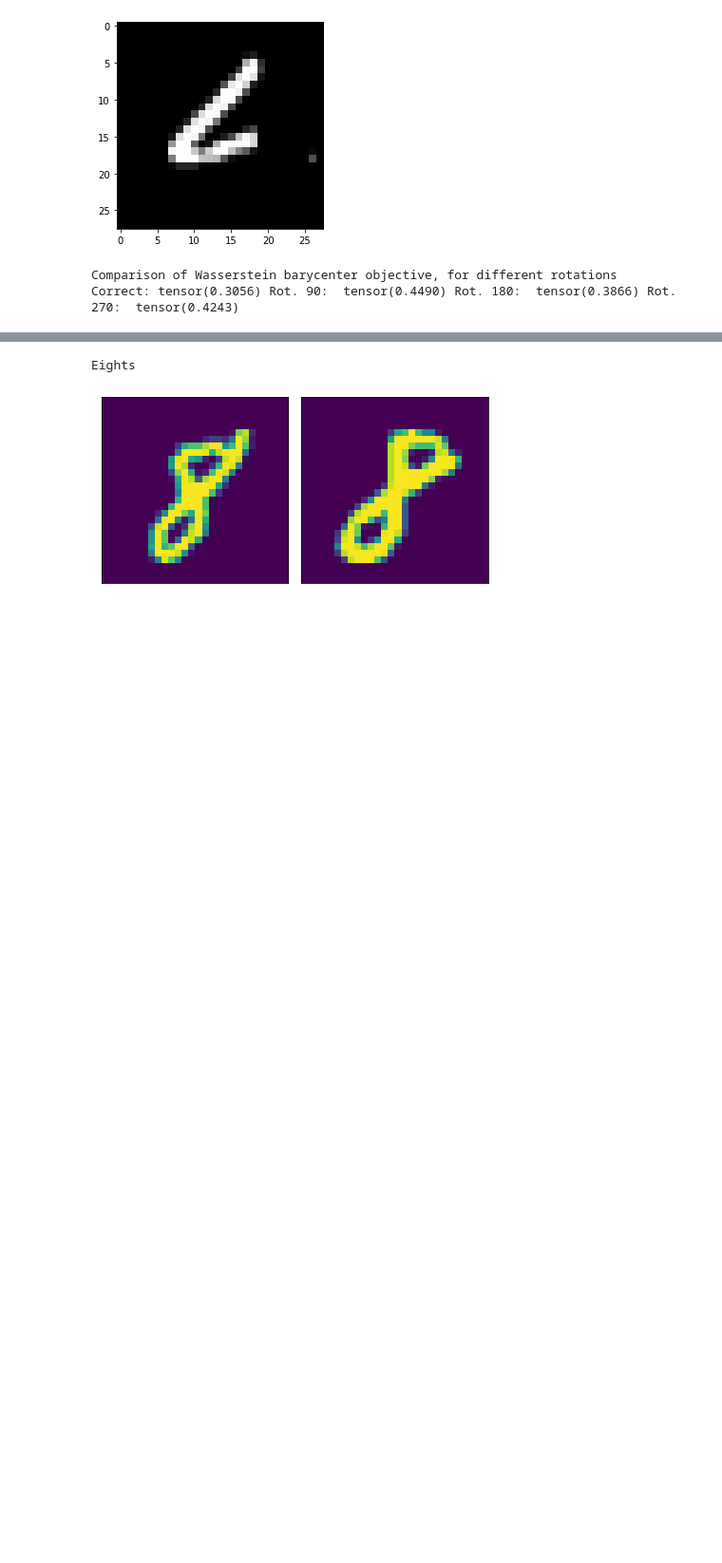
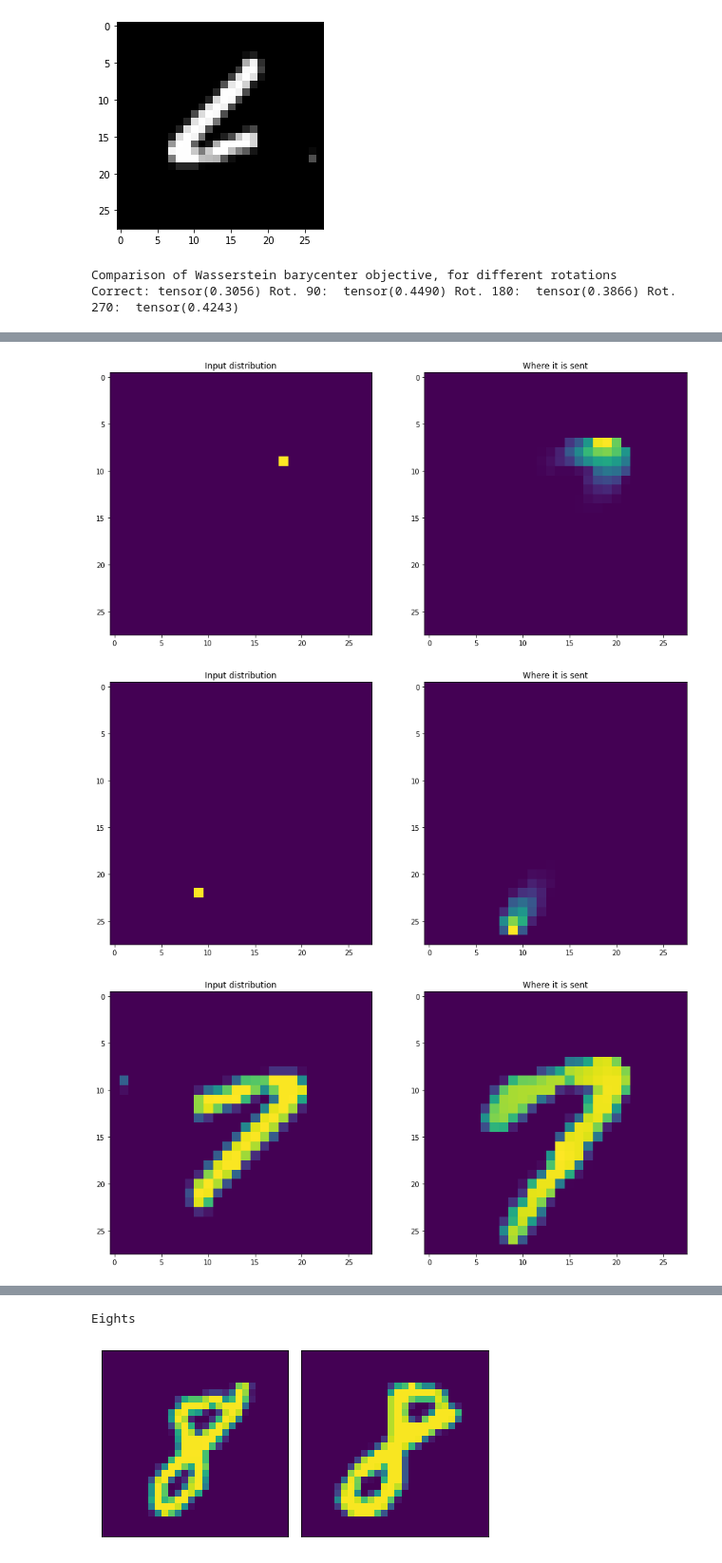
Before and after one commit to scoutsaachi/conv_was, a Jupyter notebook: Conv_was.ipynb, the cells around one changed output, grey strips where cells are left out. Shown at 95% size. Drawn from its saved outputs; the diff is of its cells as text; code cells hidden in the pictures; blank space fills up the shorter version.

Commit message:
test visualization with manual keypts

```diff
--- a/Conv_was.ipynb
+++ b/Conv_was.ipynb
@@ -183,23 +183,3 @@ print('Correct:', objvals[0, 0], 'Rot. 90: ', objvals90[0, 0], 'Rot. 180: ', obj
 [figure]
 Comparison of Wasserstein barycenter objective, for different rotations
 Correct: tensor(0.3056) Rot. 90:  tensor(0.4490) Rot. 180:  tensor(0.3866) Rot. 270:  tensor(0.4243)
-# %%
-print('seven1', seven1.shape, 'seven2', seven2.shape)
-objvals, v, w =cw.sinkhorn(seven1, seven2, iters=10, return_plan=True)
-print('objvals', objvals.shape, 'v', v.shape, 'w', w.shape)
-(v * cw.H(w * cw.a)).shape
-plt.imshow((v * cw.H(w * cw.a))[0,0,...].cpu())
-plt.show()
-print('cw.a', cw.a.shape)
-testmask = torch.zeros(cw.a.shape)
-#testmask[:, :, 5:10, 5:10] = 1;
-testmask[0,...] = seven2
-plt.imshow(testmask[0,0,...])
-plt.title('mask')
-plt.show()
-plt.imshow((v * cw.H(w * testmask))[0,0,...].cpu())
-plt.title('where mask is sent')
-plt.show()
-
-cw.visualize_plan(lambda x: v*cw.H(w*x), input_dist=seven2.unsqueeze(0))
-cw.visualize_plan(lambda x: w*cw.H(v*x), input_dist=seven1)
@@ -214,0 +186,20 @@ TypeError: Invalid shape (28,) for image data
+# %%
+testmask=torch.zeros(cw.a.shape)
+testmask[0,:,9,18] = 1
+testmask2=torch.zeros(cw.a.shape)
+testmask2[0,:,22,9] = 1
+cw.visualize_plan(lambda x: v*cw.H(w*x), input_dist=testmask) # or can use self.a
+cw.visualize_plan(lambda x: v*cw.H(w*x), input_dist=testmask2) # or can use self.a
+cw.visualize_plan(lambda x: v*cw.H(w*x), input_dist=seven2.unsqueeze(0)) # or can use self.a
+
+testmask3=torch.zeros(cw.a.shape)
+testmask3[0,:,6,20] = 1
+testmask4=torch.zeros(cw.a.shape)
+testmask4[0,:,26,9] = 1
+cw.visualize_plan(lambda x: w*cw.H(v*x), input_dist=testmask3)
+cw.visualize_plan(lambda x: w*cw.H(v*x), input_dist=testmask4)
+cw.visualize_plan(lambda x: w*cw.H(v*x), input_dist=seven1.unsqueeze(0))
+# %% [output]
+[figure, added]
+[figure, added]
+[figure, added]
```
Also changed, not shown: parts of 2 cells of this notebook.
